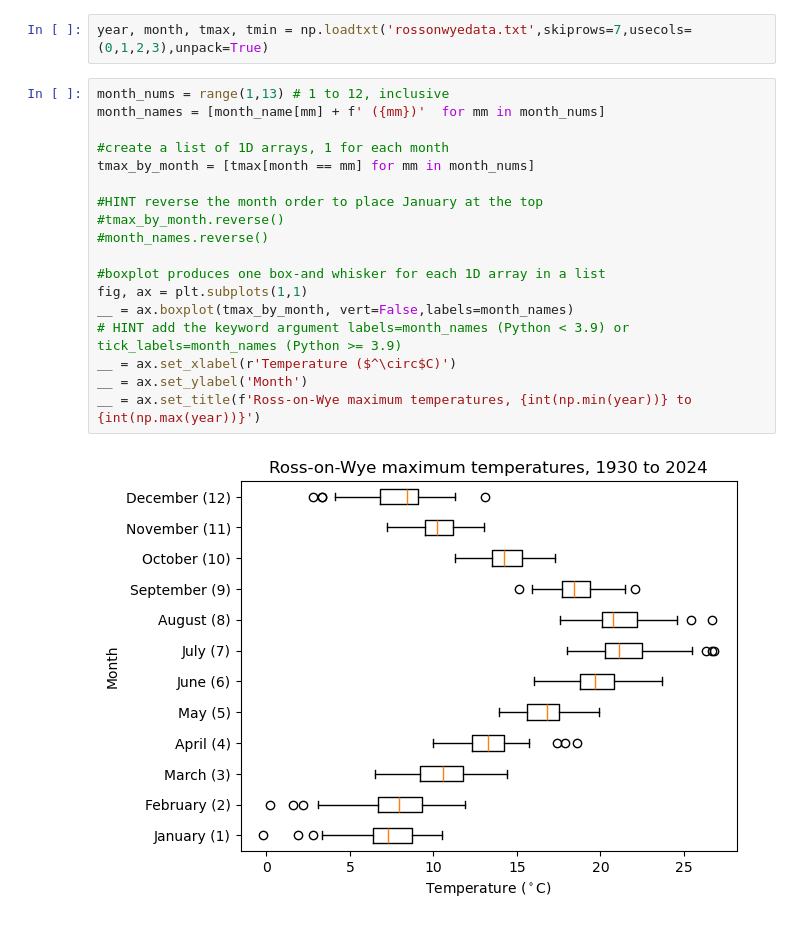
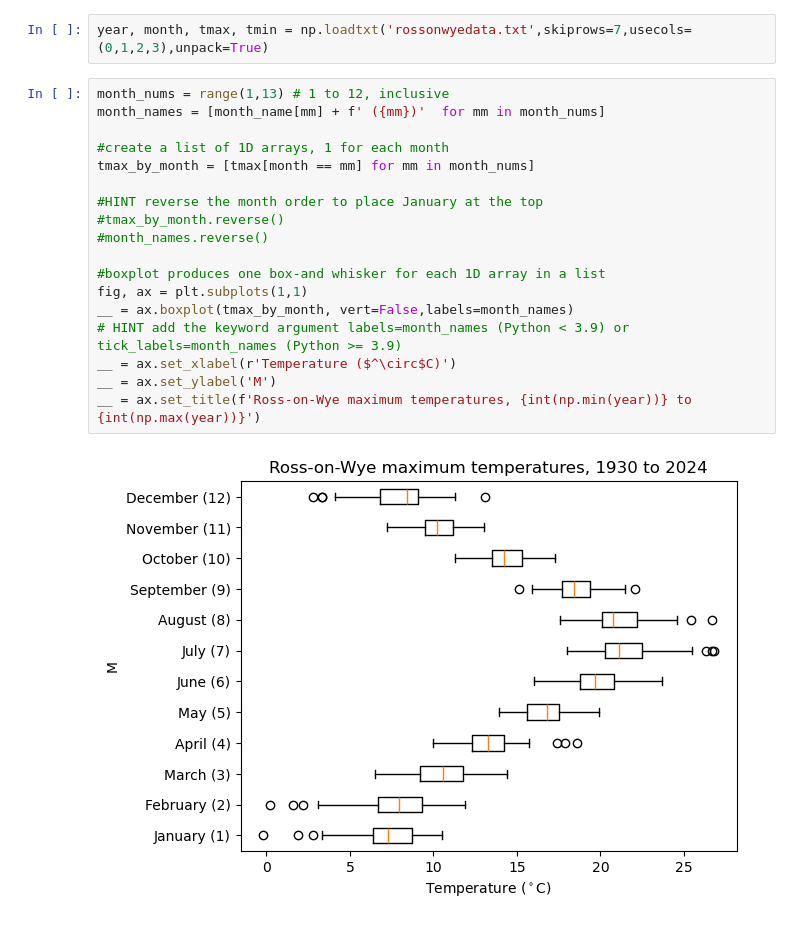
Before and after one commit to passeray/uob_geogm0054_slc, a Jupyter notebook: my_notebook.ipynb, the cells around one changed output. Saved outputs shown, nothing was run; the diff lists cells and outputs as text.

```diff
--- a/my_notebook.ipynb
+++ b/my_notebook.ipynb
@@ -7,20 +7,20 @@ year, month, tmax, tmin = np.loadtxt('rossonwyedata.txt',skiprows=7,usecols=(0,1
 # %%
 month_nums = range(1,13) # 1 to 12, inclusive
 month_names = [month_name[mm] + f' ({mm})'  for mm in month_nums]
 
 #create a list of 1D arrays, 1 for each month
 tmax_by_month = [tmax[month == mm] for mm in month_nums]
 
 #HINT reverse the month order to place January at the top
 #tmax_by_month.reverse()
 #month_names.reverse()
 
 #boxplot produces one box-and whisker for each 1D array in a list
 fig, ax = plt.subplots(1,1)
 __ = ax.boxplot(tmax_by_month, vert=False,labels=month_names)
 # HINT add the keyword argument labels=month_names (Python < 3.9) or tick_labels=month_names (Python >= 3.9)
 __ = ax.set_xlabel(r'Temperature ($^\circ$C)')
-__ = ax.set_ylabel('Month')
+__ = ax.set_ylabel('M')
 __ = ax.set_title(f'Ross-on-Wye maximum temperatures, {int(np.min(year))} to {int(np.max(year))}')
 # %% [output]
-[figure, old version]
+[figure, new version]
```
